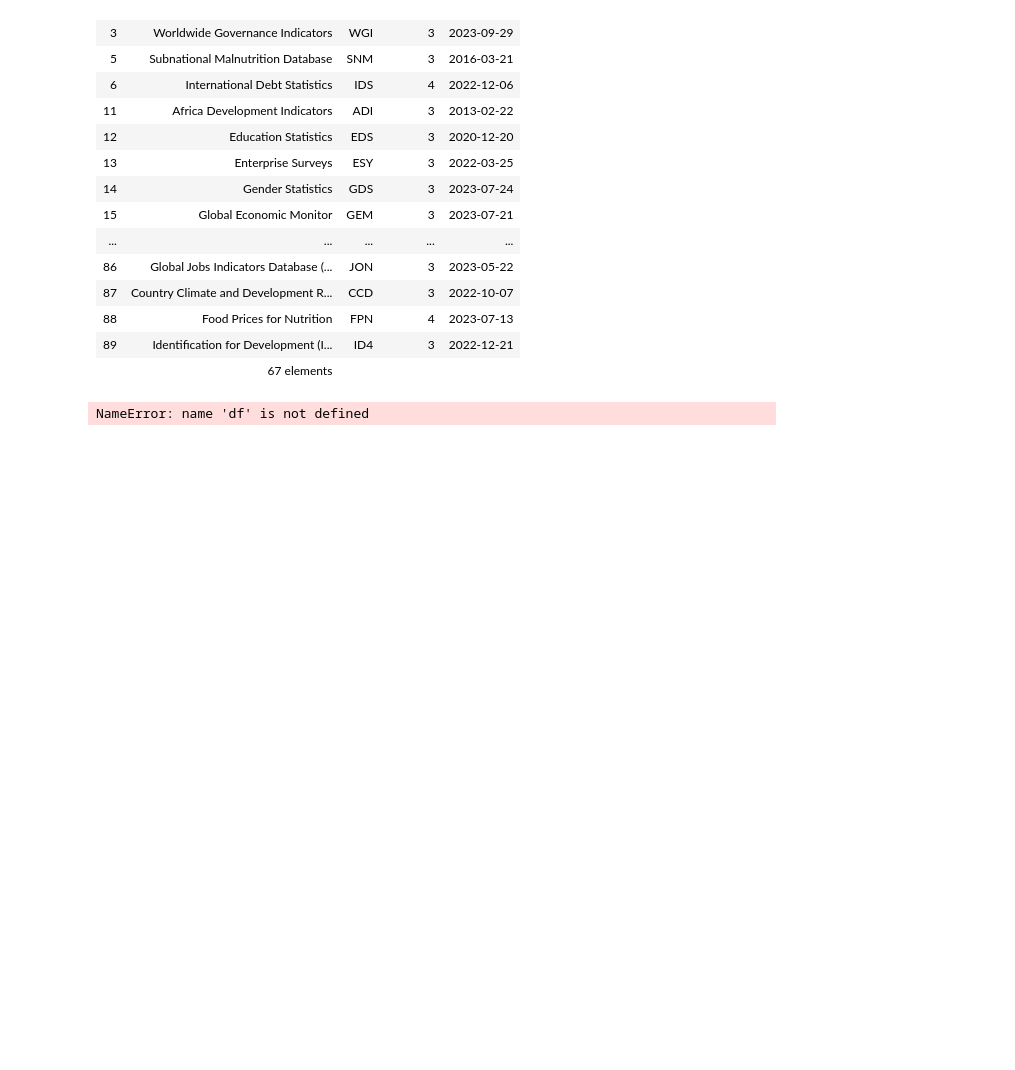
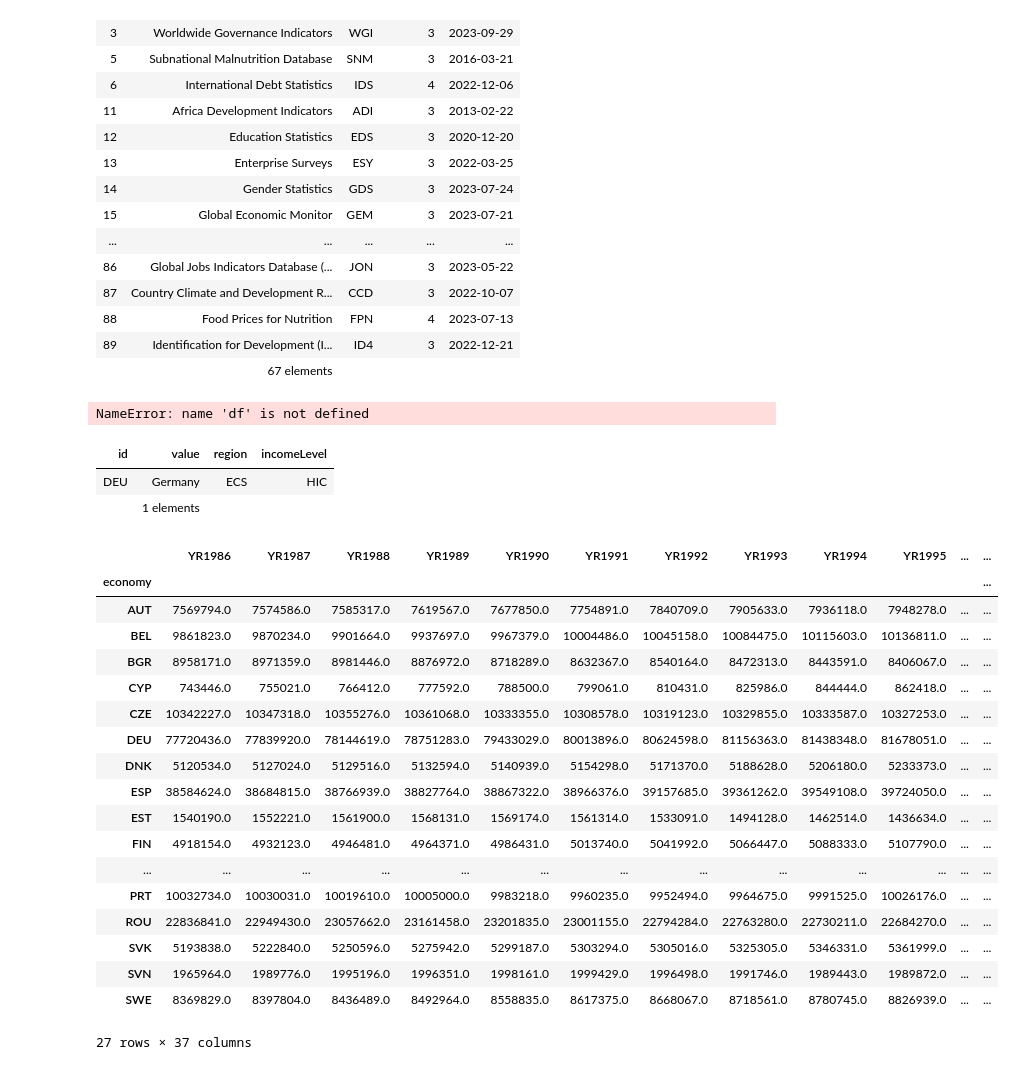
Before and after one commit to CaspervanWetten/DataDetectives, a Jupyter notebook: notebook/WB.ipynb, the cells around one changed output. Cells and saved outputs as stored; diff of their text form; code cells hidden in the pictures; blank space fills up the shorter version.

Commit message:
WB data
meer data voor WB

```diff
--- a/notebook/WB.ipynb
+++ b/notebook/WB.ipynb
@@ -53,3 +48,32 @@ def individualize(fileName, countries, delimiter='t', to_save = False):
 df.head(10)
 # %% [output]
 NameError: name 'df' is not defined
+# %%
+wb.economy.info(q='germany')
+# %% [output]
+| id | value | region | incomeLevel |
+| DEU | Germany | ECS | HIC |
+|  | 1 elements |  |  |
+# %%
+# population for African countries, every other year
+wb.data.DataFrame('SP.POP.TOTL', wb.region.members('EUU'), range(1986, 2085, 1))
+# %% [output]
+|  | YR1986 | YR1987 | YR1988 | YR1989 | YR1990 | YR1991 | YR1992 | YR1993 | YR1994 | YR1995 | ... | ... |
+| economy |  |  |  |  |  |  |  |  |  |  |  | ... |
+| AUT | 7569794.0 | 7574586.0 | 7585317.0 | 7619567.0 | 7677850.0 | 7754891.0 | 7840709.0 | 7905633.0 | 7936118.0 | 7948278.0 | ... | ... |
+| BEL | 9861823.0 | 9870234.0 | 9901664.0 | 9937697.0 | 9967379.0 | 10004486.0 | 10045158.0 | 10084475.0 | 10115603.0 | 10136811.0 | ... | ... |
+| BGR | 8958171.0 | 8971359.0 | 8981446.0 | 8876972.0 | 8718289.0 | 8632367.0 | 8540164.0 | 8472313.0 | 8443591.0 | 8406067.0 | ... | ... |
+| CYP | 743446.0 | 755021.0 | 766412.0 | 777592.0 | 788500.0 | 799061.0 | 810431.0 | 825986.0 | 844444.0 | 862418.0 | ... | ... |
+| CZE | 10342227.0 | 10347318.0 | 10355276.0 | 10361068.0 | 10333355.0 | 10308578.0 | 10319123.0 | 10329855.0 | 10333587.0 | 10327253.0 | ... | ... |
+| DEU | 77720436.0 | 77839920.0 | 78144619.0 | 78751283.0 | 79433029.0 | 80013896.0 | 80624598.0 | 81156363.0 | 81438348.0 | 81678051.0 | ... | ... |
+| DNK | 5120534.0 | 5127024.0 | 5129516.0 | 5132594.0 | 5140939.0 | 5154298.0 | 5171370.0 | 5188628.0 | 5206180.0 | 5233373.0 | ... | ... |
+| ESP | 38584624.0 | 38684815.0 | 38766939.0 | 38827764.0 | 38867322.0 | 38966376.0 | 39157685.0 | 39361262.0 | 39549108.0 | 39724050.0 | ... | ... |
+| EST | 1540190.0 | 1552221.0 | 1561900.0 | 1568131.0 | 1569174.0 | 1561314.0 | 1533091.0 | 1494128.0 | 1462514.0 | 1436634.0 | ... | ... |
+| FIN | 4918154.0 | 4932123.0 | 4946481.0 | 4964371.0 | 4986431.0 | 5013740.0 | 5041992.0 | 5066447.0 | 5088333.0 | 5107790.0 | ... | ... |
+| ... | ... | ... | ... | ... | ... | ... | ... | ... | ... | ... | ... | ... |
+| PRT | 10032734.0 | 10030031.0 | 10019610.0 | 10005000.0 | 9983218.0 | 9960235.0 | 9952494.0 | 9964675.0 | 9991525.0 | 10026176.0 | ... | ... |
+| ROU | 22836841.0 | 22949430.0 | 23057662.0 | 23161458.0 | 23201835.0 | 23001155.0 | 22794284.0 | 22763280.0 | 22730211.0 | 22684270.0 | ... | ... |
+| SVK | 5193838.0 | 5222840.0 | 5250596.0 | 5275942.0 | 5299187.0 | 5303294.0 | 5305016.0 | 5325305.0 | 5346331.0 | 5361999.0 | ... | ... |
+| SVN | 1965964.0 | 1989776.0 | 1995196.0 | 1996351.0 | 1998161.0 | 1999429.0 | 1996498.0 | 1991746.0 | 1989443.0 | 1989872.0 | ... | ... |
+| SWE | 8369829.0 | 8397804.0 | 8436489.0 | 8492964.0 | 8558835.0 | 8617375.0 | 8668067.0 | 8718561.0 | 8780745.0 | 8826939.0 | ... | ... |
+27 rows × 37 columns
```
Also changed, not shown: parts of 2 cells of this notebook.
